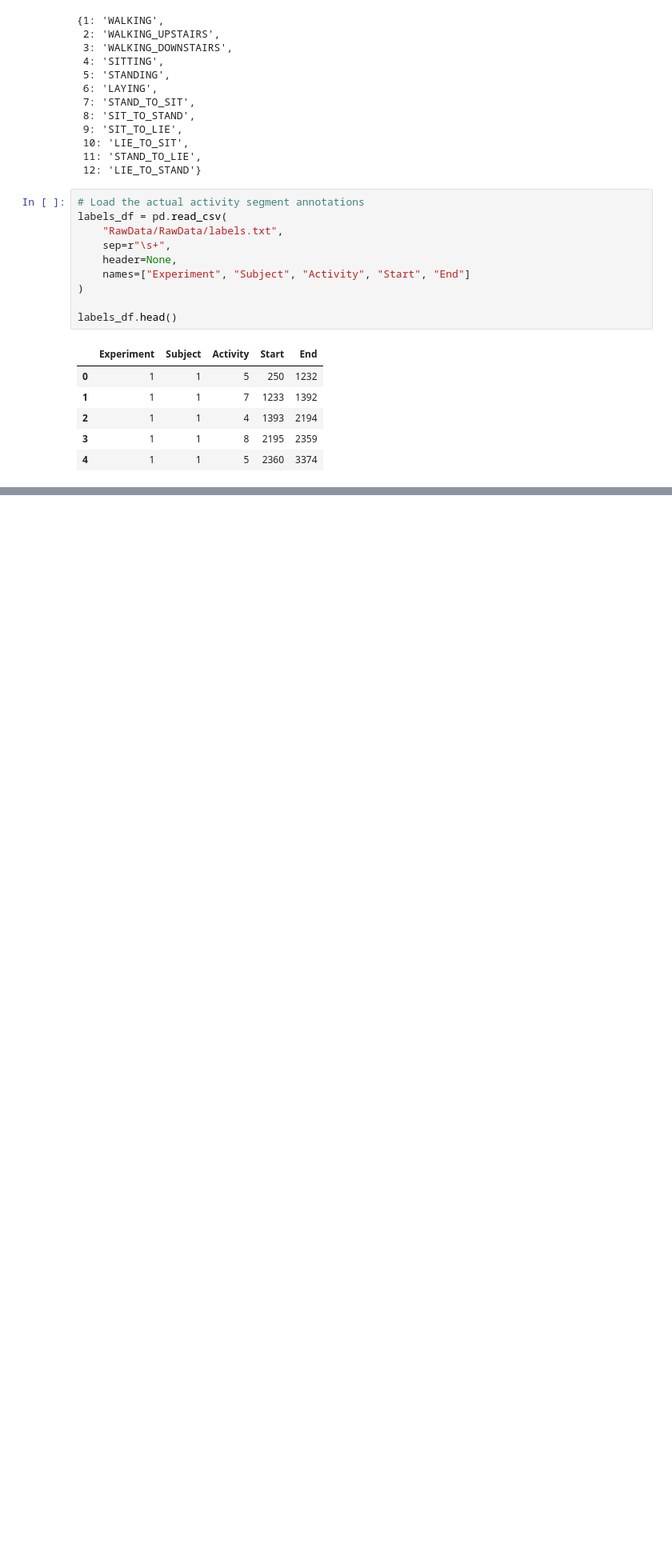
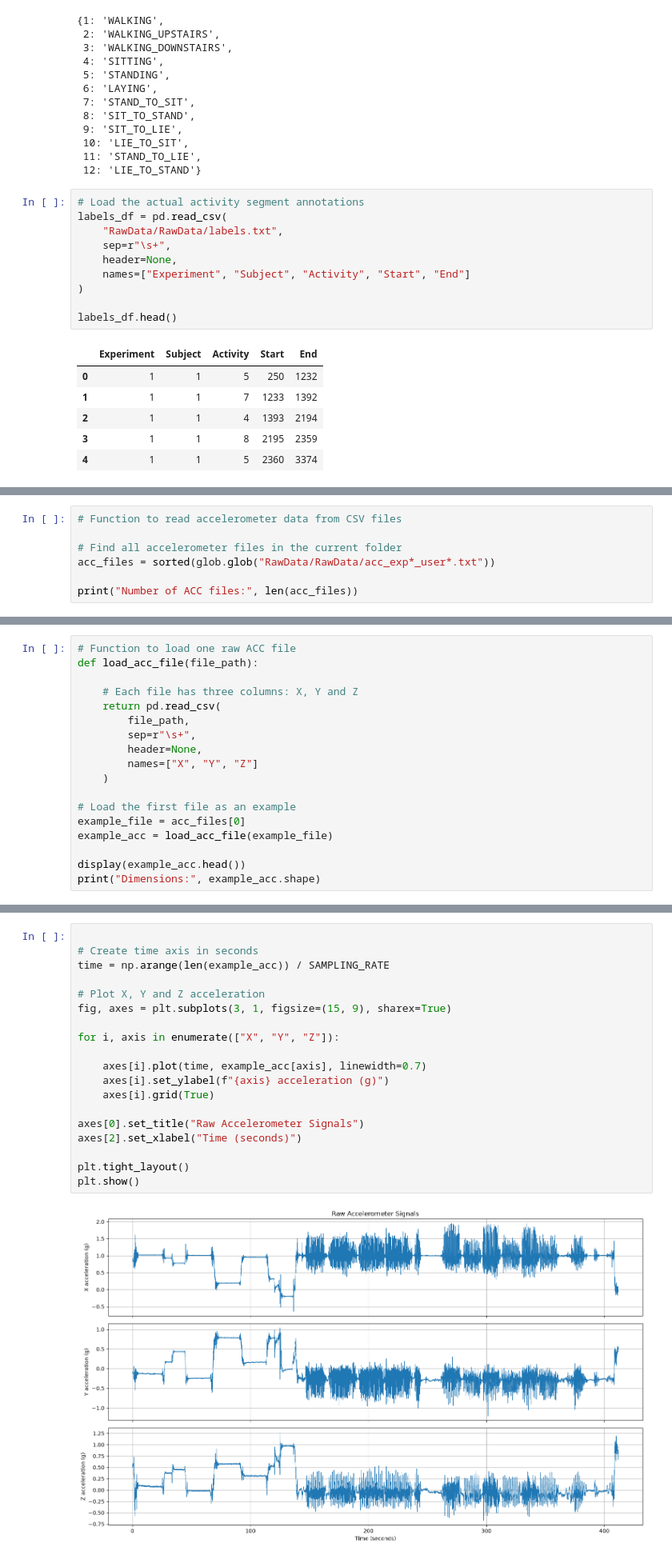
Before and after one commit to RajarshiRay25/Decision-Support-Ex3, a Jupyter notebook: EX3.ipynb, the cells around one changed output, grey strips where cells are left out. Shown at 80% size. Cells and saved outputs as stored; diff of their text form; blank space fills up the shorter version.

```diff
--- a/EX3.ipynb
+++ b/EX3.ipynb
@@ -65,0 +92,7 @@ labels_df.head()
+# %%
+# Function to read accelerometer data from CSV files
+
+# Find all accelerometer files in the current folder
+acc_files = sorted(glob.glob("RawData/RawData/acc_exp*_user*.txt"))
+
+print("Number of ACC files:", len(acc_files))
@@ -65,0 +101,18 @@ labels_df.head()
+# %%
+# Function to load one raw ACC file
+def load_acc_file(file_path):
+
+    # Each file has three columns: X, Y and Z
+    return pd.read_csv(
+        file_path,
+        sep=r"\s+",
+        header=None,
+        names=["X", "Y", "Z"]
+    )
+
+# Load the first file as an example
+example_file = acc_files[0]
+example_acc = load_acc_file(example_file)
+
+display(example_acc.head())
+print("Dimensions:", example_acc.shape)
@@ -65,0 +161,21 @@ labels_df.head()
+# %%
+
+# Create time axis in seconds
+time = np.arange(len(example_acc)) / SAMPLING_RATE
+
+# Plot X, Y and Z acceleration
+fig, axes = plt.subplots(3, 1, figsize=(15, 9), sharex=True)
+
+for i, axis in enumerate(["X", "Y", "Z"]):
+
+    axes[i].plot(time, example_acc[axis], linewidth=0.7)
+    axes[i].set_ylabel(f"{axis} acceleration (g)")
+    axes[i].grid(True)
+
+axes[0].set_title("Raw Accelerometer Signals")
+axes[2].set_xlabel("Time (seconds)")
+
+plt.tight_layout()
+plt.show()
+# %% [output]
+[figure, added]
```
Also changed, not shown: parts of 5 cells of this notebook.
